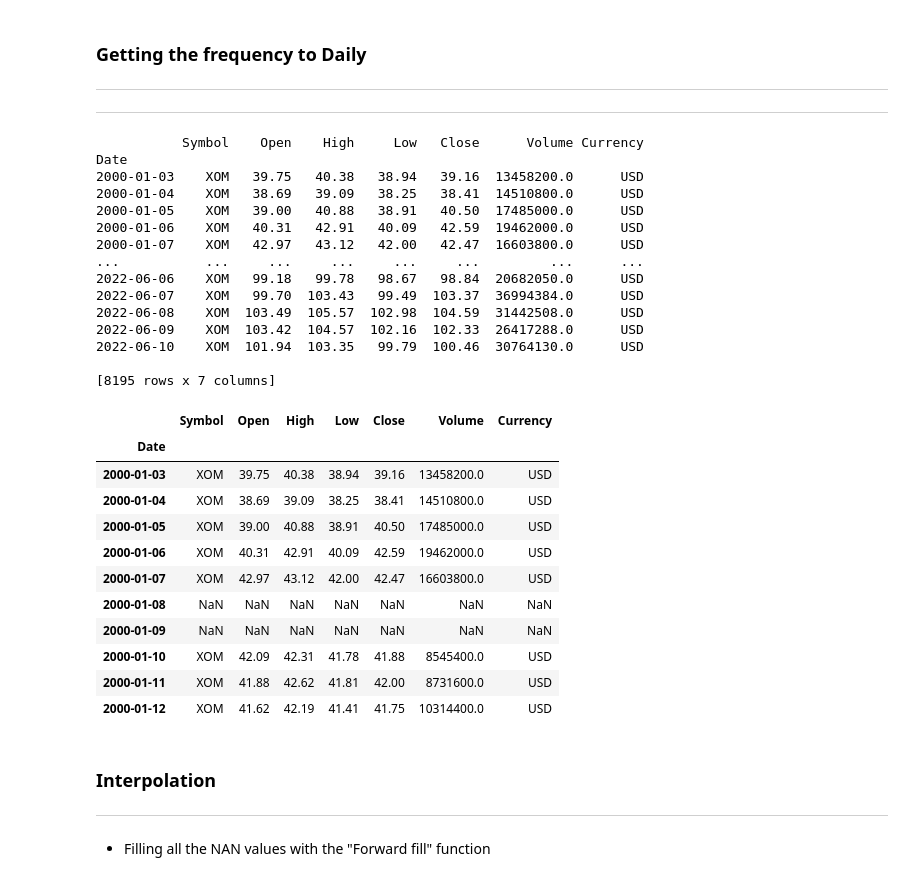
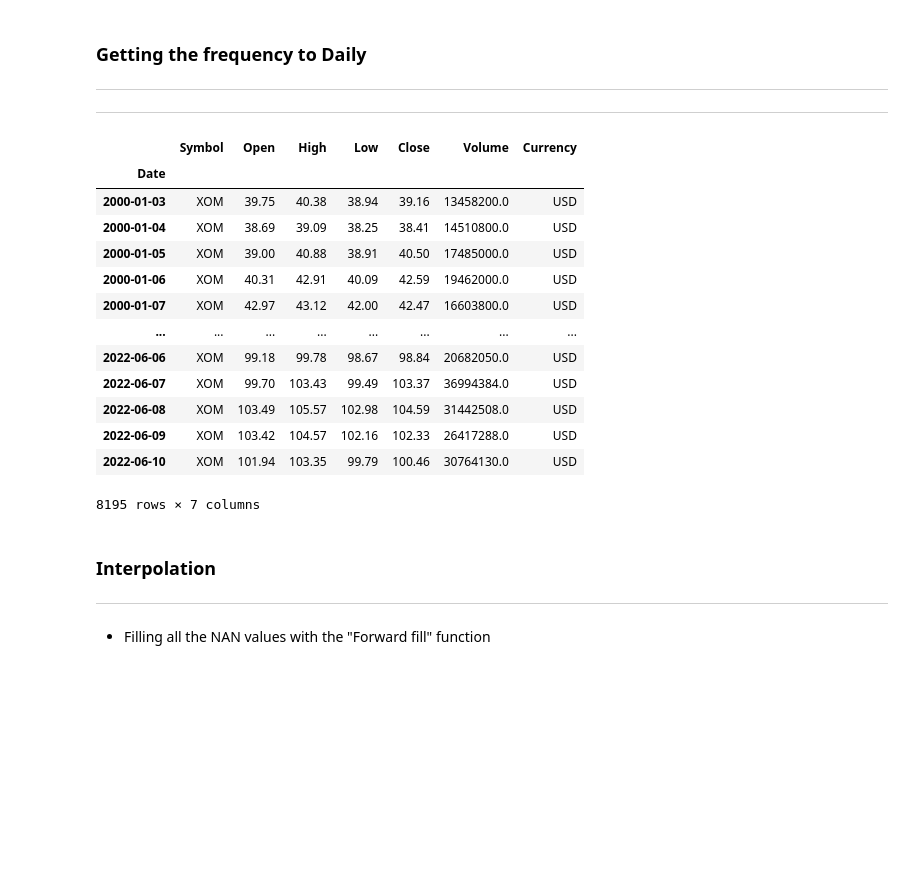
Before and after one commit to russiaonice/ML_ExxonMobile_Forecast, a Jupyter notebook: SARIMA_broken.ipynb, the cells around one changed output. Cells and saved outputs as stored; diff of their text form; code cells hidden in the pictures; blank space fills up the shorter version.

```diff
--- a/SARIMA_broken.ipynb
+++ b/SARIMA_broken.ipynb
@@ -69,39 +70,23 @@ df = df.set_index("Date")
 # %%
 freq = pd.infer_freq(df.index)#infer frequency of the data
 df.index.freq = freq#set frequency of the data
 ts_resampled =df.asfreq('D')#resample the data to daily frequency
-print(ts_resampled)#print the resampled data
+ts_resampled#print the resampled data
 # %% [output]
+|  | Symbol | Open | High | Low | Close | Volume | Currency |
+| Date |  |  |  |  |  |  |  |
+| 2000-01-03 | XOM | 39.75 | 40.38 | 38.94 | 39.16 | 13458200.0 | USD |
+| 2000-01-04 | XOM | 38.69 | 39.09 | 38.25 | 38.41 | 14510800.0 | USD |
+| 2000-01-05 | XOM | 39.00 | 40.88 | 38.91 | 40.50 | 17485000.0 | USD |
+| 2000-01-06 | XOM | 40.31 | 42.91 | 40.09 | 42.59 | 19462000.0 | USD |
+| 2000-01-07 | XOM | 42.97 | 43.12 | 42.00 | 42.47 | 16603800.0 | USD |
+| ... | ... | ... | ... | ... | ... | ... | ... |
+| 2022-06-06 | XOM | 99.18 | 99.78 | 98.67 | 98.84 | 20682050.0 | USD |
+| 2022-06-07 | XOM | 99.70 | 103.43 | 99.49 | 103.37 | 36994384.0 | USD |
+| 2022-06-08 | XOM | 103.49 | 105.57 | 102.98 | 104.59 | 31442508.0 | USD |
+| 2022-06-09 | XOM | 103.42 | 104.57 | 102.16 | 102.33 | 26417288.0 | USD |
+| 2022-06-10 | XOM | 101.94 | 103.35 | 99.79 | 100.46 | 30764130.0 | USD |
-           Symbol    Open    High     Low   Close      Volume Currency
-Date
-2000-01-03    XOM   39.75   40.38   38.94   39.16  13458200.0      USD
-2000-01-04    XOM   38.69   39.09   38.25   38.41  14510800.0      USD
-2000-01-05    XOM   39.00   40.88   38.91   40.50  17485000.0      USD
-2000-01-06    XOM   40.31   42.91   40.09   42.59  19462000.0      USD
-2000-01-07    XOM   42.97   43.12   42.00   42.47  16603800.0      USD
-...           ...     ...     ...     ...     ...         ...      ...
-2022-06-06    XOM   99.18   99.78   98.67   98.84  20682050.0      USD
-2022-06-07    XOM   99.70  103.43   99.49  103.37  36994384.0      USD
-2022-06-08    XOM  103.49  105.57  102.98  104.59  31442508.0      USD
-2022-06-09    XOM  103.42  104.57  102.16  102.33  26417288.0      USD
-2022-06-10    XOM  101.94  103.35   99.79  100.46  30764130.0      USD
-
-[8195 rows x 7 columns]
+8195 rows × 7 columns
-# %%
-ts_resampled.head(10)
-# %% [output]
-|  | Symbol | Open | High | Low | Close | Volume | Currency |
-| Date |  |  |  |  |  |  |  |
-| 2000-01-03 | XOM | 39.75 | 40.38 | 38.94 | 39.16 | 13458200.0 | USD |
-| 2000-01-04 | XOM | 38.69 | 39.09 | 38.25 | 38.41 | 14510800.0 | USD |
-| 2000-01-05 | XOM | 39.00 | 40.88 | 38.91 | 40.50 | 17485000.0 | USD |
-| 2000-01-06 | XOM | 40.31 | 42.91 | 40.09 | 42.59 | 19462000.0 | USD |
-| 2000-01-07 | XOM | 42.97 | 43.12 | 42.00 | 42.47 | 16603800.0 | USD |
-| 2000-01-08 | NaN | NaN | NaN | NaN | NaN | NaN | NaN |
-| 2000-01-09 | NaN | NaN | NaN | NaN | NaN | NaN | NaN |
-| 2000-01-10 | XOM | 42.09 | 42.31 | 41.78 | 41.88 | 8545400.0 | USD |
-| 2000-01-11 | XOM | 41.88 | 42.62 | 41.81 | 42.00 | 8731600.0 | USD |
-| 2000-01-12 | XOM | 41.62 | 42.19 | 41.41 | 41.75 | 10314400.0 | USD |
 # %% [markdown]
 ### Interpolation
 ***
```
Also changed, not shown: parts of 34 cells of this notebook, 1 other file.
